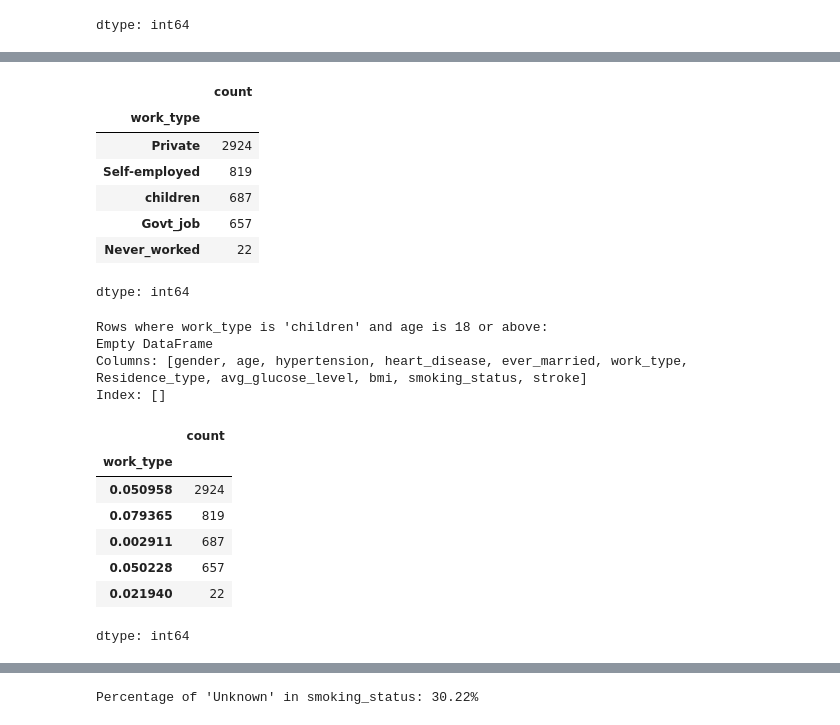
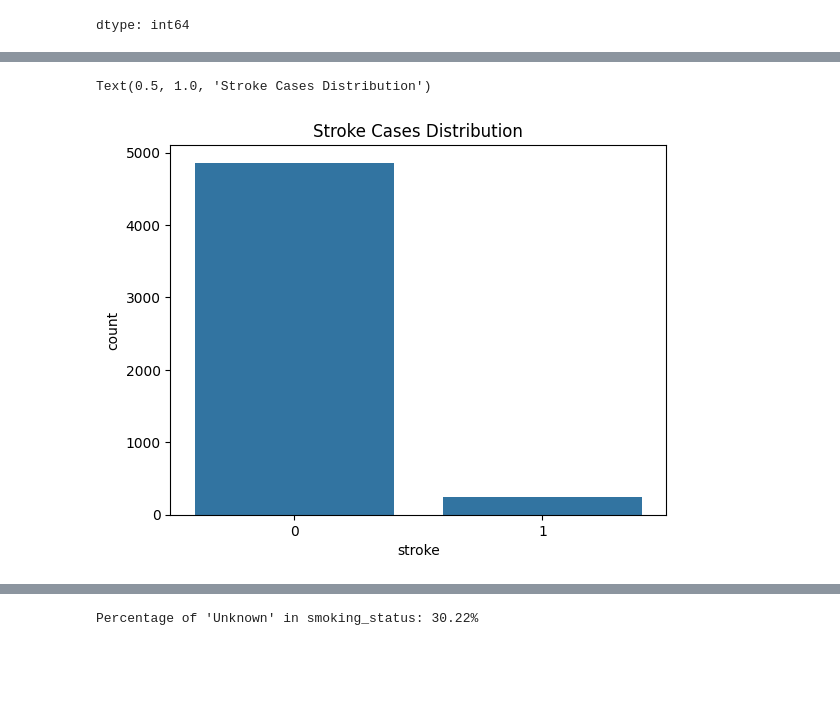
Before and after one commit to SaadAttalla/Stroke_Pre-Detection_Analysis, a Jupyter notebook: Stroke_Project_Analysis&Visuals.ipynb, the cells around one changed output, grey strips where cells are left out. Saved outputs shown, nothing was run; the diff lists cells and outputs as text; code cells hidden in the pictures; blank space fills up the shorter version.

```diff
--- a/Stroke_Project_Analysis&Visuals.ipynb
+++ b/Stroke_Project_Analysis&Visuals.ipynb
@@ -109,8 +119,3 @@ df['gender'].value_counts()
 dtype: int64
 # %%
 df = df[df['gender'] != 'Other'].reset_index(drop=True)
-# %%
-scaler = MinMaxScaler()
-
-df[['age', 'avg_glucose_level']] = scaler.fit_transform(df[['age', 'avg_glucose_level']])
-df.head()
@@ -138,23 +121,0 @@ df.head()
-# %%
-df['work_type'].value_counts()
-# %% [output]
-|  | count |
-| work_type |  |
-| Private | 2924 |
-| Self-employed | 819 |
-| children | 687 |
-| Govt_job | 657 |
-| Never_worked | 22 |
-dtype: int64
-# %%
-children_rows = df[df['work_type'] == 'children']
-
-children_above_18 = children_rows[children_rows['age'] >= 18]
-
-print(f"Rows where work_type is 'children' and age is 18 or above:")
-print(children_above_18)
-# %% [output]
-Rows where work_type is 'children' and age is 18 or above:
-Empty DataFrame
-Columns: [gender, age, hypertension, heart_disease, ever_married, work_type, Residence_type, avg_glucose_level, bmi, smoking_status, stroke]
-Index: []
@@ -168,11 +121,0 @@ df["work_type"] = encoded["work_type"]
-# %%
-df['work_type'].value_counts()
-# %% [output]
-|  | count |
-| work_type |  |
-| 0.050958 | 2924 |
-| 0.079365 | 819 |
-| 0.002911 | 687 |
-| 0.050228 | 657 |
-| 0.021940 | 22 |
-dtype: int64
@@ -178,0 +124,6 @@ dtype: int64
+# %%
+sns.countplot(data=df, x='stroke')
+plt.title("Stroke Cases Distribution")
+# %% [output]
+Text(0.5, 1.0, 'Stroke Cases Distribution')
+[figure, added]
```
Also changed, not shown: parts of 63 cells of this notebook.
